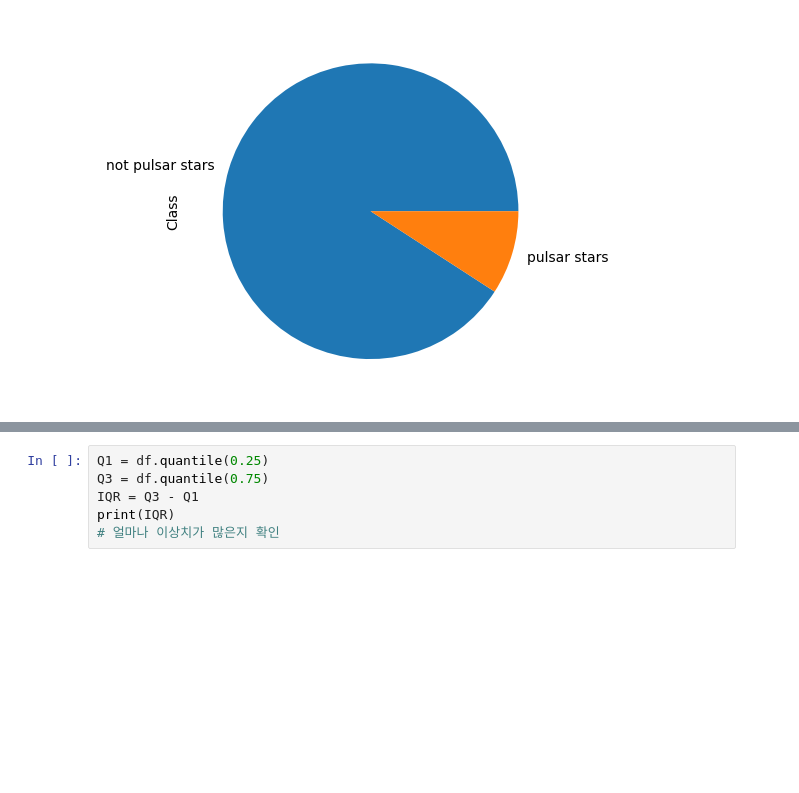
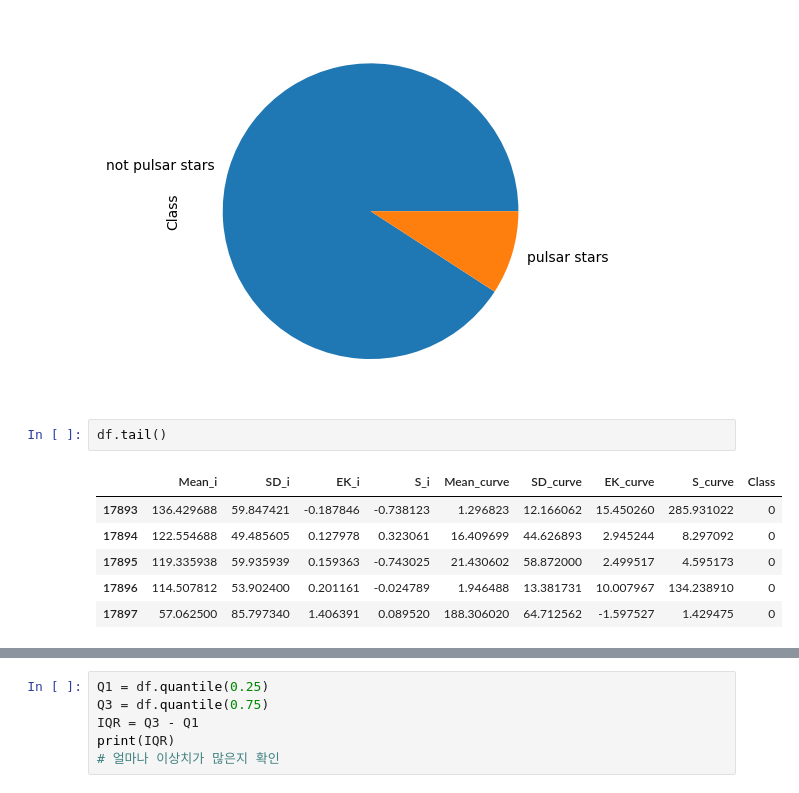
Before and after one commit to AI-18-6-10/Project1-practice, a Jupyter notebook: EDA/star_EDA.ipynb, the cells around one changed output, grey strips where cells are left out. Saved outputs shown, nothing was run; the diff lists cells and outputs as text; blank space fills up the shorter version.

```diff
--- a/EDA/star_EDA.ipynb
+++ b/EDA/star_EDA.ipynb
@@ -120,3 +120,12 @@ df['Class'].value_counts()
 1     1639
 Name: Class, dtype: int64
 [figure]
+# %%
+df.tail()
+# %% [output]
+|  | Mean_i | SD_i | EK_i | S_i | Mean_curve | SD_curve | EK_curve | S_curve | Class |
+| 17893 | 136.429688 | 59.847421 | -0.187846 | -0.738123 | 1.296823 | 12.166062 | 15.450260 | 285.931022 | 0 |
+| 17894 | 122.554688 | 49.485605 | 0.127978 | 0.323061 | 16.409699 | 44.626893 | 2.945244 | 8.297092 | 0 |
+| 17895 | 119.335938 | 59.935939 | 0.159363 | -0.743025 | 21.430602 | 58.872000 | 2.499517 | 4.595173 | 0 |
+| 17896 | 114.507812 | 53.902400 | 0.201161 | -0.024789 | 1.946488 | 13.381731 | 10.007967 | 134.238910 | 0 |
+| 17897 | 57.062500 | 85.797340 | 1.406391 | 0.089520 | 188.306020 | 64.712562 | -1.597527 | 1.429475 | 0 |
```
Also changed, not shown: parts of 6 cells of this notebook.
